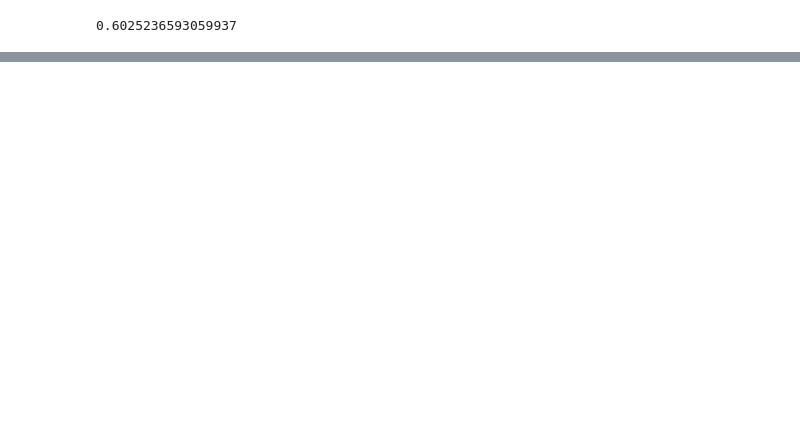
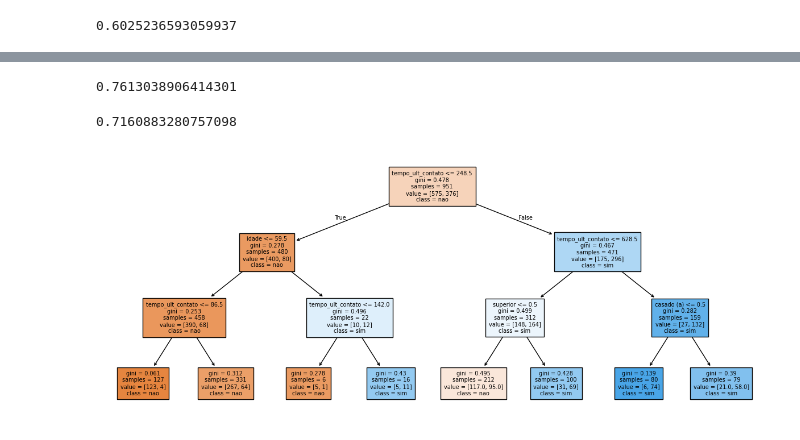
Before and after one commit to JCrpa/curso16_aprendendo_classificar_dados_machine_learning, a Jupyter notebook: projeto inicial-classificacao_ Primeiros passos.ipynb, the cells around one changed output, grey strips where cells are left out. Saved outputs shown, nothing was run; the diff lists cells and outputs as text; code cells hidden in the pictures; blank space fills up the shorter version.

```diff
--- a/projeto inicial-classificacao_ Primeiros passos.ipynb
+++ b/projeto inicial-classificacao_ Primeiros passos.ipynb
@@ -231,0 +298,13 @@ dummy.score(x_teste, y_teste)
+# %%
+arvore.score(x_treino, y_treino)
+# %% [output]
+0.7613038906414301
+# %%
+arvore.score(x_teste, y_teste)
+# %% [output]
+0.7160883280757098
+# %%
+plt.figure(figsize=(15, 6))
+plot_tree(arvore, filled=True, class_names=('nao', 'sim'), fontsize=7, feature_names=nome_colunas);
+# %% [output]
+[figure, added]
```
Also changed, not shown: parts of 13 cells of this notebook.
